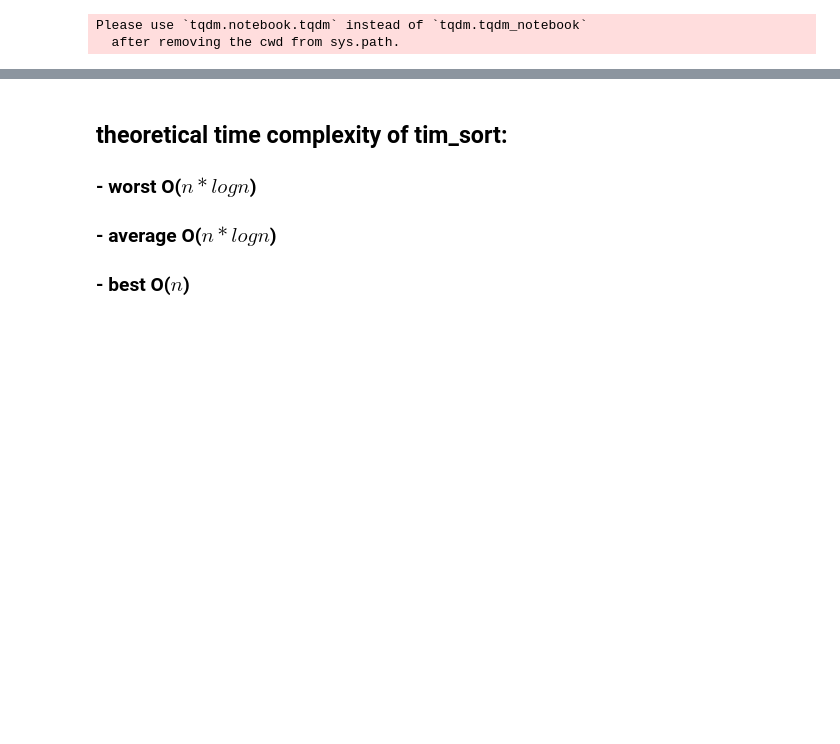
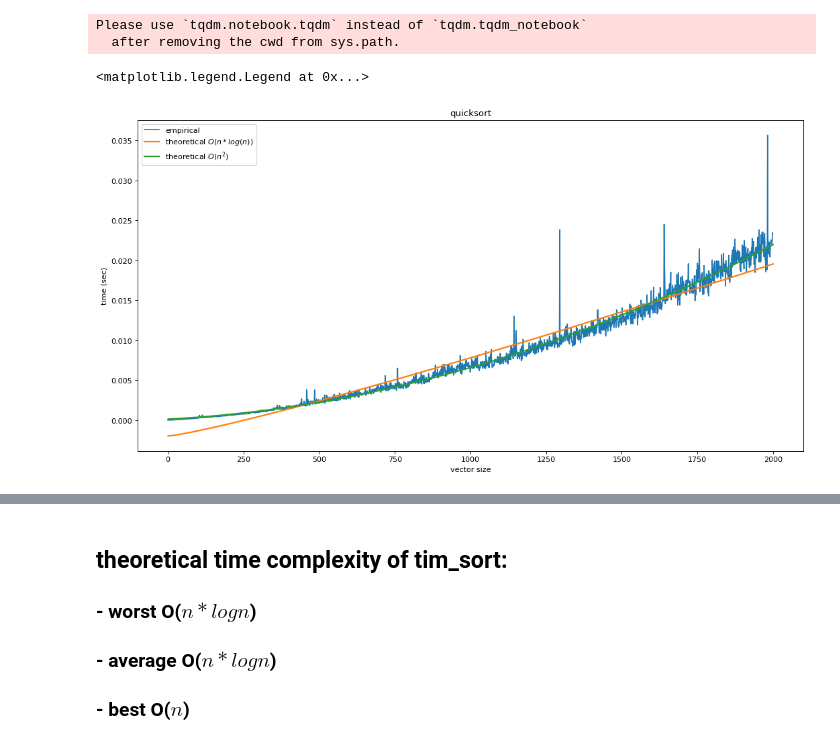
Before and after one commit to OnlyOneUseAcc/algorithms-RD-practise, a Jupyter notebook: tasks/task-1/task1.ipynb, the cells around one changed output, grey strips where cells are left out. Cells and saved outputs as stored; diff of their text form; code cells hidden in the pictures; blank space fills up the shorter version.

```diff
--- a/tasks/task-1/task1.ipynb
+++ b/tasks/task-1/task1.ipynb
@@ -274,5 +274,31 @@ array([ 0,  0,  2,  7,  7, 10, 12, 14, 15, 18])
 # %%
-times = calc_times(func_quicksort)
+times_quicksort = calc_times(func_quicksort)
 # %% [output]
 Please use `tqdm.notebook.tqdm` instead of `tqdm.tqdm_notebook`
   after removing the cwd from sys.path.
+# %%
+plt.figure(figsize=(16, 8), dpi=80)
+
+plt.plot(np.arange(len(times_quicksort)), times_quicksort, label='empirical')
+
+X = np.log(np.arange(1, len(times_quicksort)+1)) * np.arange(1, len(times_quicksort)+1)
+coef = np.polyfit(X, times_quicksort, deg=1)
+y = np.polyval(coef, X)
+
+plt.plot(np.arange(1, len(times_quicksort)+1), y, label='theoretical $O(n*log(n))$', linewidth=2)
+
+
+X = np.arange(1, len(times_quicksort)+1)
+coef = np.polyfit(X, times_quicksort, deg=2)
+y = np.polyval(coef, X)
+
+plt.plot(np.arange(1, len(times_quicksort)+1), y, label='theoretical $O(n^2)$', linewidth=2)
+
+
+plt.ylabel("time (sec)")
+plt.xlabel("vector size")
+plt.title("quicksort")
+plt.legend()
+# %% [output]
+<matplotlib.legend.Legend at 0x...>
+[figure, added]
```
Also changed, not shown: parts of 16 cells of this notebook.
